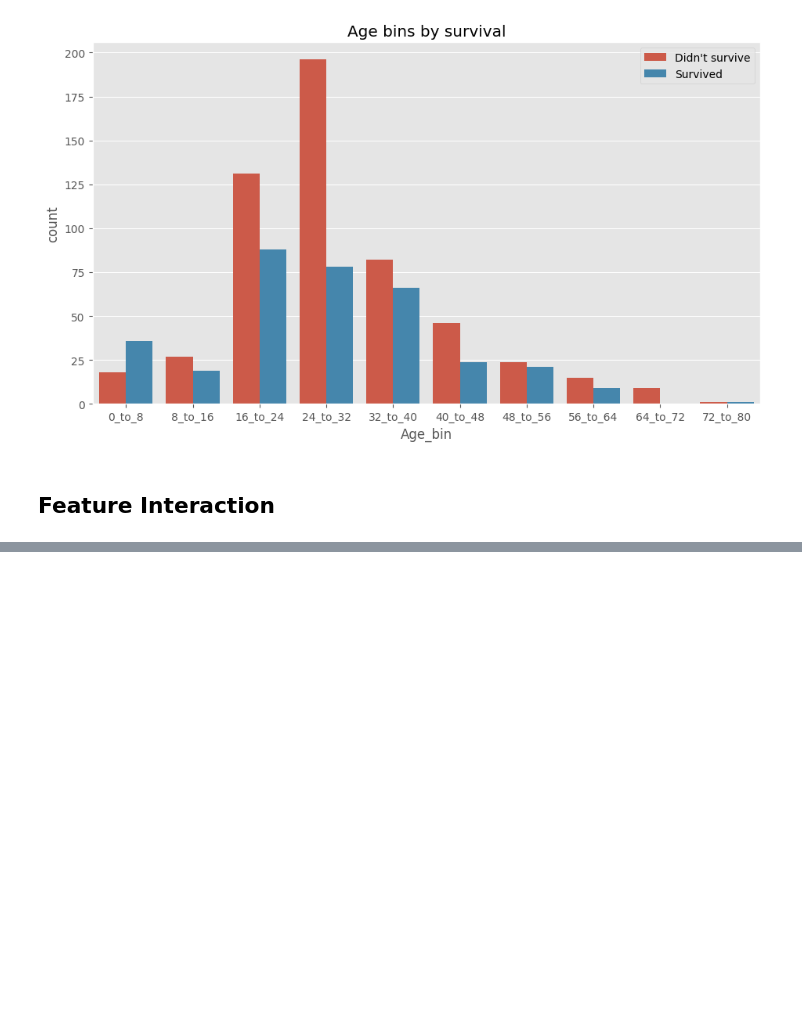
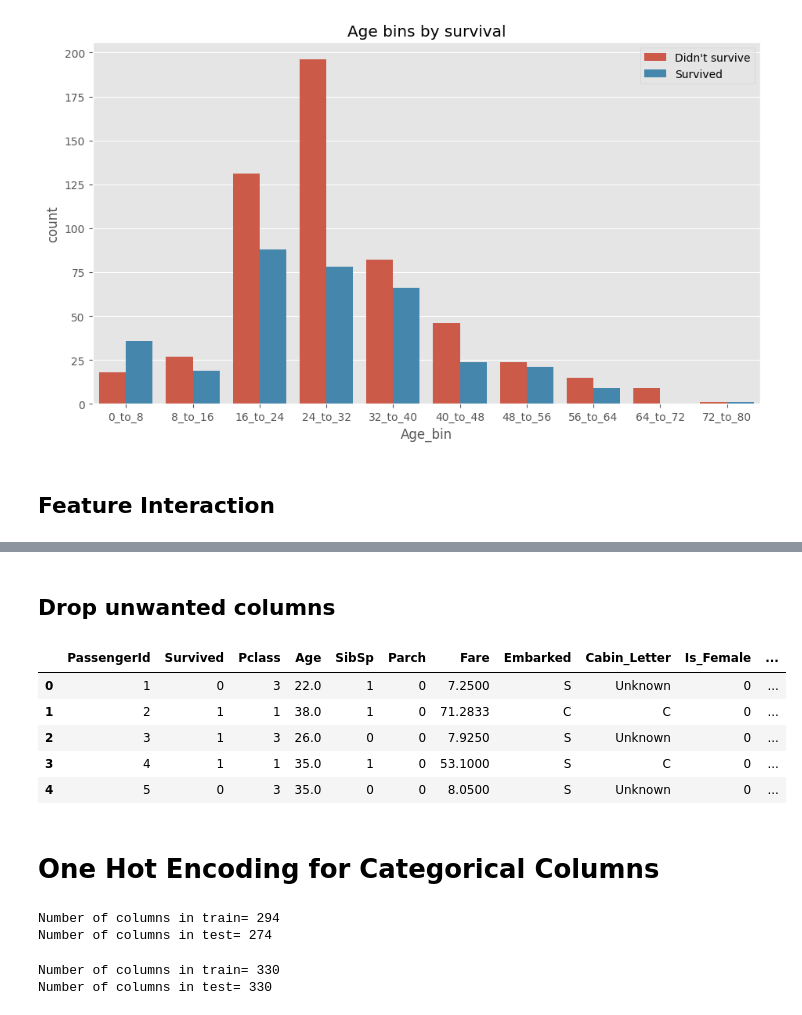
Before and after one commit to GitHarsh19/titanic_practice, a Jupyter notebook: Titanic_XGBoost.ipynb, the cells around one changed output, grey strips where cells are left out. Cells and saved outputs as stored; diff of their text form; code cells hidden in the pictures; blank space fills up the shorter version.

```diff
--- a/Titanic_XGBoost.ipynb
+++ b/Titanic_XGBoost.ipynb
@@ -734,18 +734,18 @@ plt.show()
 # %% [markdown]
 ## Feature Interaction
 # %%
-train["Age_bin_Sex"] = train["Age_bin"].astype(str) + "_" + train["Sex"]
+train["Age_bin_Sex"] = train["Age_bin"].astype(str) + "_" + train["Sex"].astype(str)
 train["Age_bin_Pclass"] = train["Age_bin"].astype(str) + "_" + train["Pclass"].astype(str)
 
-train["Fare_bin_Sex"] = train["Fare_bin"].astype(str) + "_" + train["Sex"]
+train["Fare_bin_Sex"] = train["Fare_bin"].astype(str) + "_" + train["Sex"].astype(str)
 train["Fare_bin_Pclass"] = train["Fare_bin"].astype(str) + "_" + train["Pclass"].astype(str)
 
-train["Pclass_Sex"] = train["Pclass"].astype(str) + "_" + train["Sex"]
-train["Pclass_Title"] = train["Pclass"].astype(str) + "_" + train["Title"]
-train["Sex_Title"] = train["Sex"].astype(str) + "_" + train["Title"]
+train["Pclass_Sex"] = train["Pclass"].astype(str) + "_" + train["Sex"].astype(str)
+train["Pclass_Title"] = train["Pclass"].astype(str) + "_" + train["Title"].astype(str)
+train["Sex_Title"] = train["Sex"].astype(str) + "_" + train["Title"].astype(str)
 
-train["Age_bin_Title"] = train["Age_bin"].astype(str) + "_" + train["Title"]
-train["Fare_bin_Title"] = train["Fare_bin"].astype(str) + "_" + train["Title"]
+train["Age_bin_Title"] = train["Age_bin"].astype(str) + "_" + train["Title"].astype(str)
+train["Fare_bin_Title"] = train["Fare_bin"].astype(str) + "_" + train["Title"].astype(str)
 
 train['Fam_Size_Cabin']= train["Family_Size"].astype(str) + "_" + train["Cabin_Letter"].astype(str)
 train['Fam_Size_Parch']= train["Family_Size"].astype(str) + "_" + train["Parch"].astype(str)
@@ -757,0 +860,2 @@ TypeError: can only concatenate str (not "int") to str
+# %% [markdown]
+## Drop unwanted columns
@@ -757,0 +866,11 @@ TypeError: can only concatenate str (not "int") to str
+# %%
+train.head()
+# %% [output]
+|  | PassengerId | Survived | Pclass | Age | SibSp | Parch | Fare | Embarked | Cabin_Letter | Is_Female | ... |
+| 0 | 1 | 0 | 3 | 22.0 | 1 | 0 | 7.2500 | S | Unknown | 0 | ... |
+| 1 | 2 | 1 | 1 | 38.0 | 1 | 0 | 71.2833 | C | C | 0 | ... |
+| 2 | 3 | 1 | 3 | 26.0 | 0 | 0 | 7.9250 | S | Unknown | 0 | ... |
+| 3 | 4 | 1 | 1 | 35.0 | 1 | 0 | 53.1000 | S | C | 0 | ... |
+| 4 | 5 | 0 | 3 | 35.0 | 0 | 0 | 8.0500 | S | Unknown | 0 | ... |
+# %% [markdown]
+# One Hot Encoding for Categorical Columns
@@ -757,0 +905,6 @@ TypeError: can only concatenate str (not "int") to str
+# %%
+print(F"Number of columns in train= {train.shape[1]}")
+print(F"Number of columns in test= {test.shape[1]}")
+# %% [output]
+Number of columns in train= 294
+Number of columns in test= 274
@@ -757,0 +913,6 @@ TypeError: can only concatenate str (not "int") to str
+# %%
+print(F"Number of columns in train= {train.shape[1]}")
+print(F"Number of columns in test= {train.shape[1]}")
+# %% [output]
+Number of columns in train= 330
+Number of columns in test= 330
```
Also changed, not shown: parts of 30 cells of this notebook, 3 other files.
